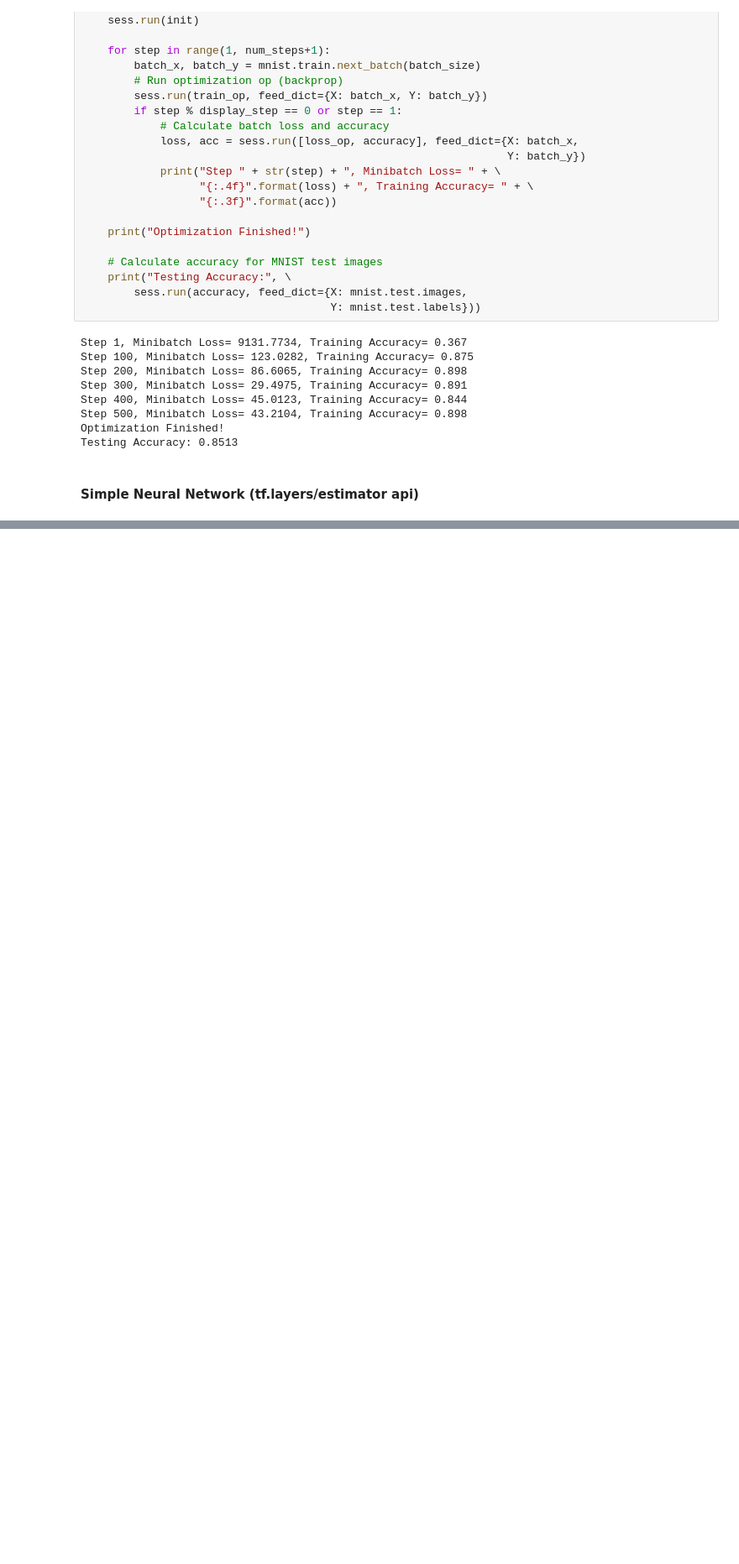
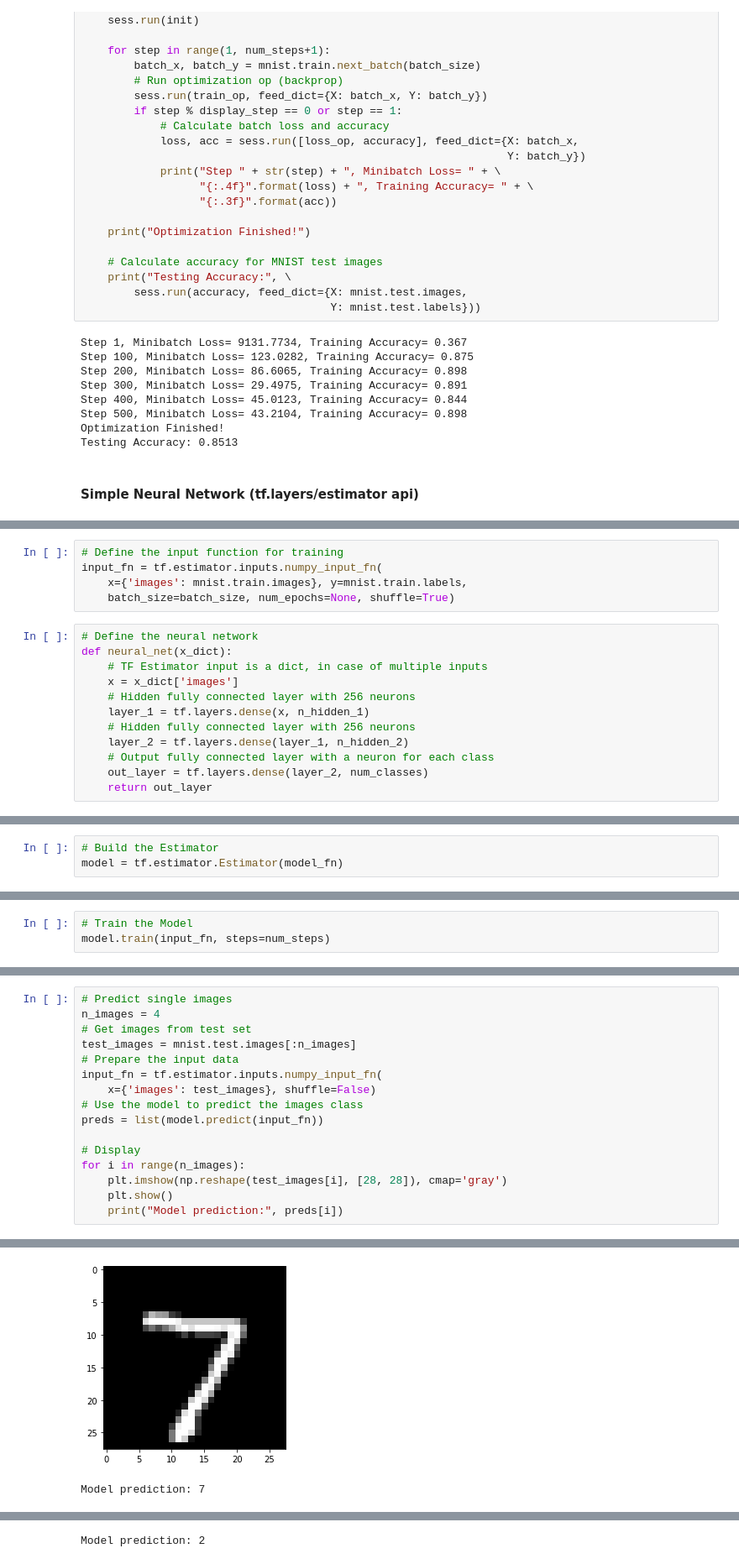
Before and after one commit to BinZhang109/NLP_Assignments, a Jupyter notebook: Lesson-10/TensorFlow-Examples.ipynb, the cells around one changed output, grey strips where cells are left out. Shown at 84% size. Drawn from its saved outputs; the diff is of its cells as text; blank space fills up the shorter version.

```diff
--- a/Lesson-10/TensorFlow-Examples.ipynb
+++ b/Lesson-10/TensorFlow-Examples.ipynb
@@ -1164,0 +1202,17 @@ Testing Accuracy: 0.8513
+# %%
+# Define the input function for training
+input_fn = tf.estimator.inputs.numpy_input_fn(
+    x={'images': mnist.train.images}, y=mnist.train.labels,
+    batch_size=batch_size, num_epochs=None, shuffle=True)
+# %%
+# Define the neural network
+def neural_net(x_dict):
+    # TF Estimator input is a dict, in case of multiple inputs
+    x = x_dict['images']
+    # Hidden fully connected layer with 256 neurons
+    layer_1 = tf.layers.dense(x, n_hidden_1)
+    # Hidden fully connected layer with 256 neurons
+    layer_2 = tf.layers.dense(layer_1, n_hidden_2)
+    # Output fully connected layer with a neuron for each class
+    out_layer = tf.layers.dense(layer_2, num_classes)
+    return out_layer
@@ -1164,0 +1259,3 @@ Testing Accuracy: 0.8513
+# %%
+# Build the Estimator
+model = tf.estimator.Estimator(model_fn)
@@ -1164,0 +1272,3 @@ Testing Accuracy: 0.8513
+# %%
+# Train the Model
+model.train(input_fn, steps=num_steps)
@@ -1164,0 +1333,17 @@ Testing Accuracy: 0.8513
+# %%
+# Predict single images
+n_images = 4
+# Get images from test set
+test_images = mnist.test.images[:n_images]
+# Prepare the input data
+input_fn = tf.estimator.inputs.numpy_input_fn(
+    x={'images': test_images}, shuffle=False)
+# Use the model to predict the images class
+preds = list(model.predict(input_fn))
+
+# Display
+for i in range(n_images):
+    plt.imshow(np.reshape(test_images[i], [28, 28]), cmap='gray')
+    plt.show()
+    print("Model prediction:", preds[i])
+# %% [output]
@@ -1164,0 +1362,2 @@ Testing Accuracy: 0.8513
+[figure, added]
+Model prediction: 7
@@ -1164,0 +1365 @@ Testing Accuracy: 0.8513
+Model prediction: 2
```
Also changed, not shown: parts of 10 cells of this notebook.
